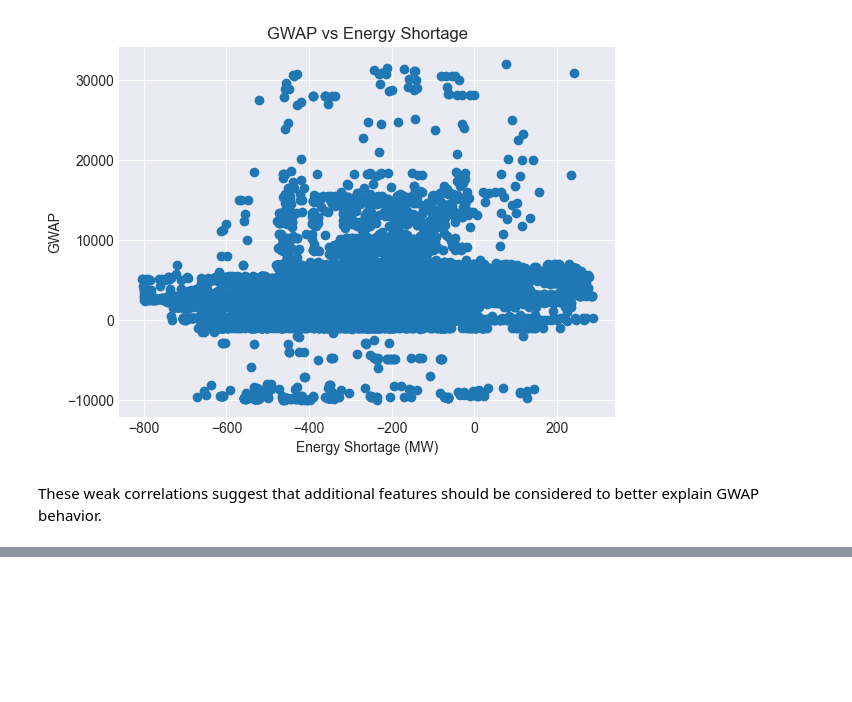
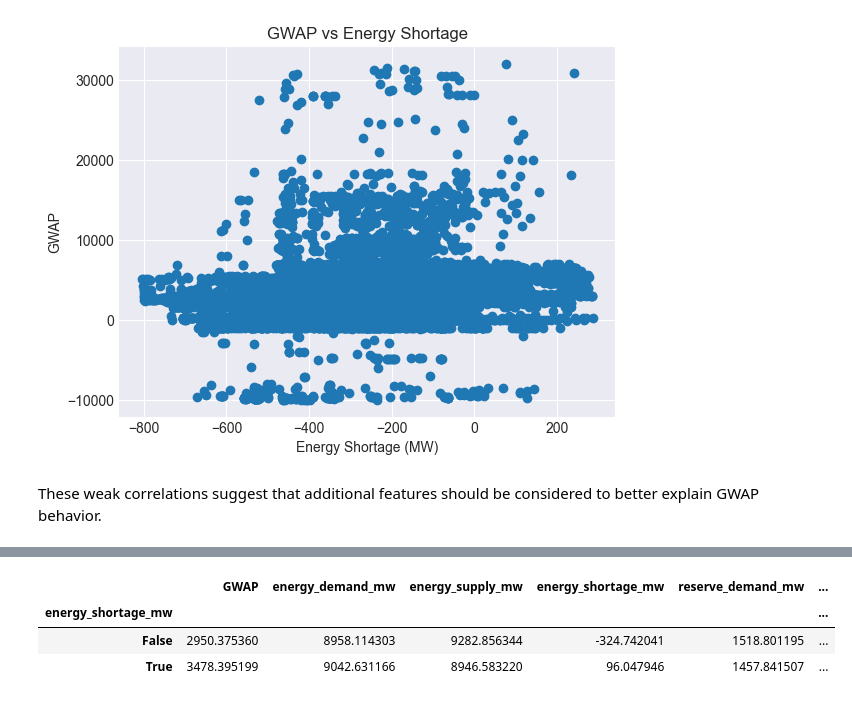
Before and after one commit to haniellejermayn/wesm-price-prediction, a Jupyter notebook: 02_EDA.ipynb, the cells around one changed output, grey strips where cells are left out. Cells and saved outputs as stored; diff of their text form; code cells hidden in the pictures; blank space fills up the shorter version.

```diff
--- a/02_EDA.ipynb
+++ b/02_EDA.ipynb
@@ -385,0 +420,7 @@ These weak correlations suggest that additional features should be considered to
+# %%
+df.groupby(df["energy_shortage_mw"] > 0).mean(numeric_only=True)
+# %% [output]
+|  | GWAP | energy_demand_mw | energy_supply_mw | energy_shortage_mw | reserve_demand_mw | ... |
+| energy_shortage_mw |  |  |  |  |  | ... |
+| False | 2950.375360 | 8958.114303 | 9282.856344 | -324.742041 | 1518.801195 | ... |
+| True | 3478.395199 | 9042.631166 | 8946.583220 | 96.047946 | 1457.841507 | ... |
```
Also changed, not shown: parts of 11 cells of this notebook, 1 other file.
